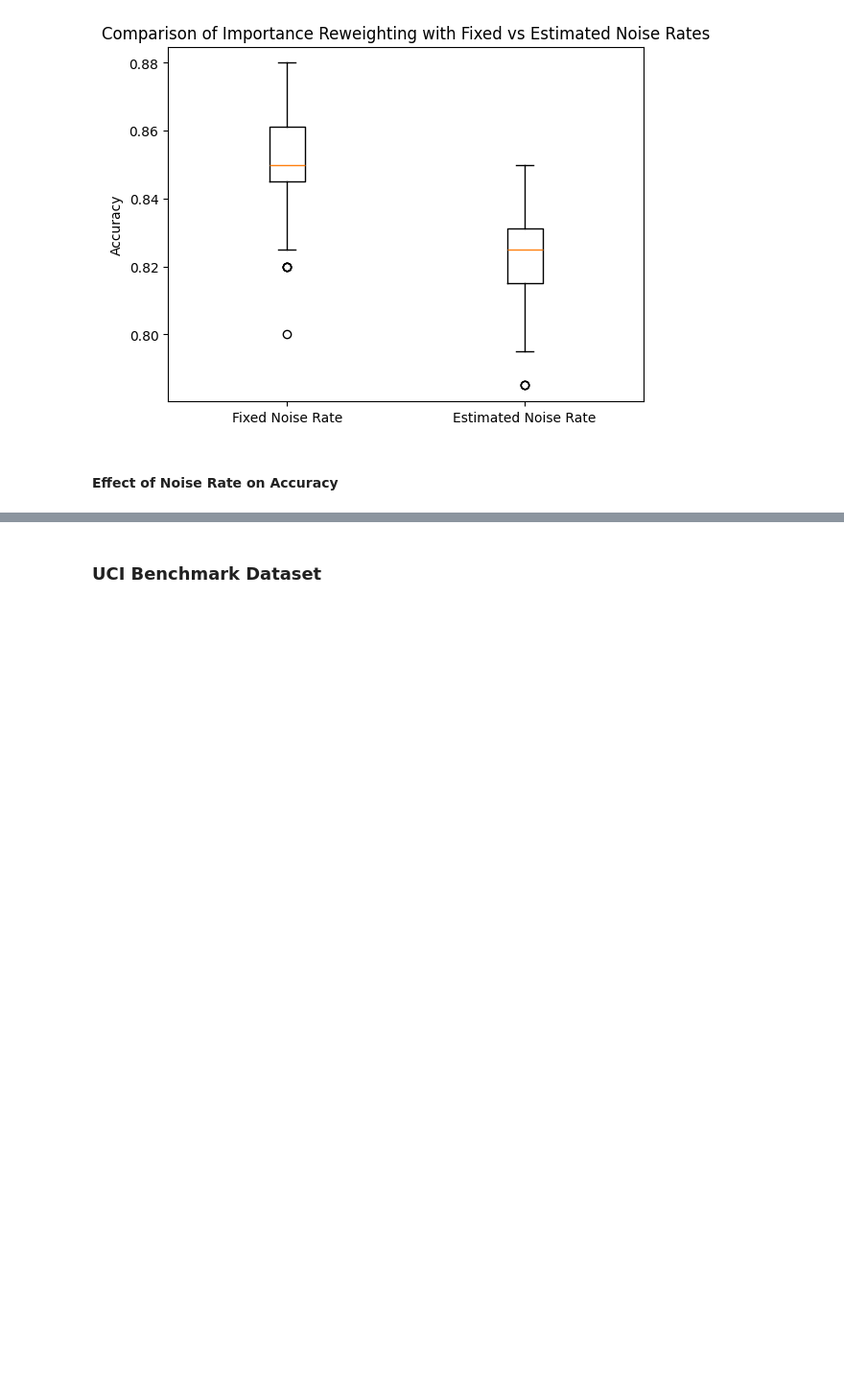
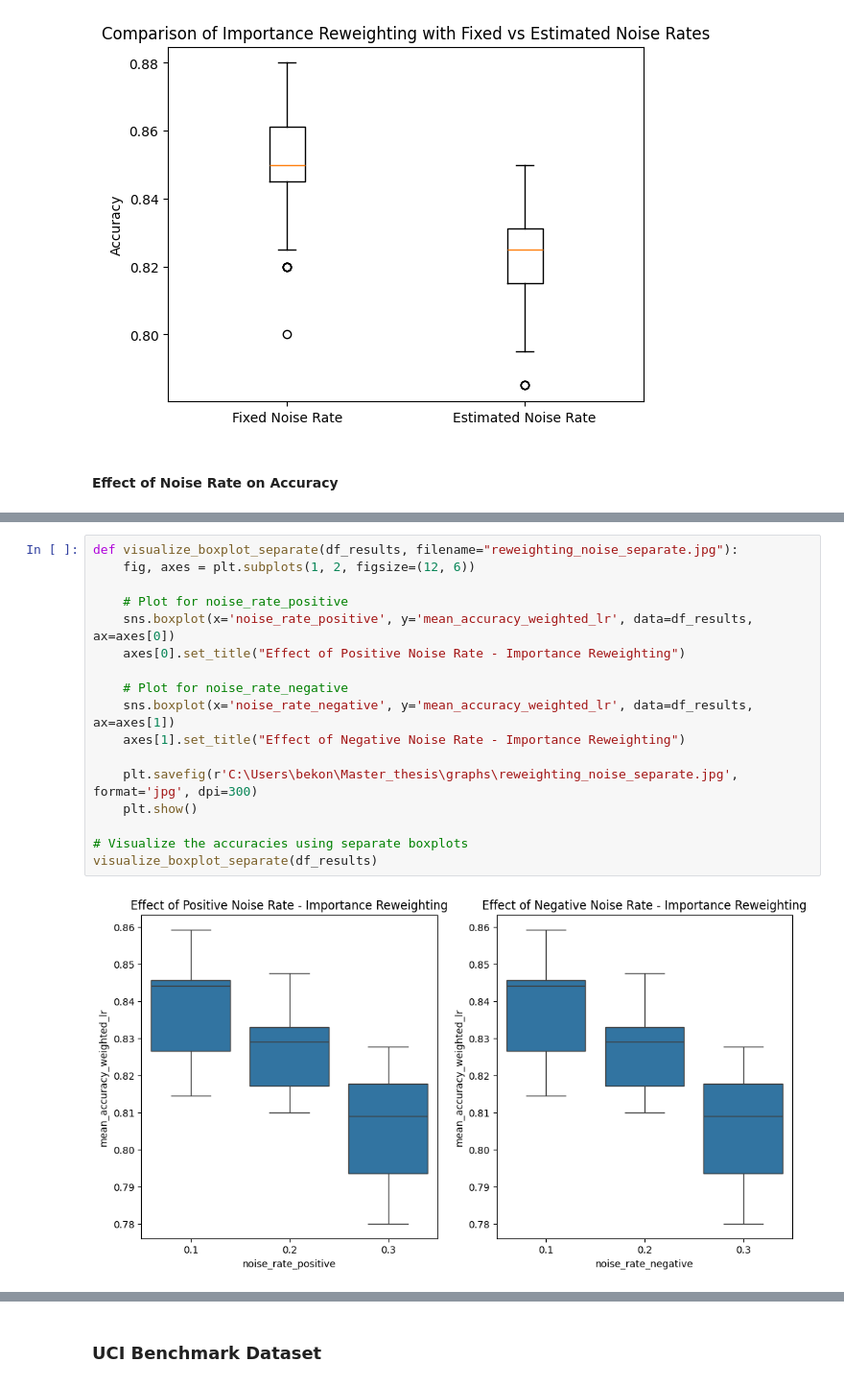
Before and after one commit to Bekona/Master_thesis, a Jupyter notebook: importance_reweighting.ipynb, the cells around one changed output, grey strips where cells are left out. Shown at 96% size. Cells and saved outputs as stored; diff of their text form; blank space fills up the shorter version.

```diff
--- a/importance_reweighting.ipynb
+++ b/importance_reweighting.ipynb
@@ -695,0 +706,19 @@ Running simulation for noise_rate=0.3, n_features=30, n_samples=3000
+# %%
+def visualize_boxplot_separate(df_results, filename="reweighting_noise_separate.jpg"):
+    fig, axes = plt.subplots(1, 2, figsize=(12, 6))
+
+    # Plot for noise_rate_positive
+    sns.boxplot(x='noise_rate_positive', y='mean_accuracy_weighted_lr', data=df_results, ax=axes[0])
+    axes[0].set_title("Effect of Positive Noise Rate - Importance Reweighting")
+
+    # Plot for noise_rate_negative
+    sns.boxplot(x='noise_rate_negative', y='mean_accuracy_weighted_lr', data=df_results, ax=axes[1])
+    axes[1].set_title("Effect of Negative Noise Rate - Importance Reweighting")
+
+    plt.savefig(r'C:\Users\bekon\Master_thesis\graphs\reweighting_noise_separate.jpg', format='jpg', dpi=300)
+    plt.show()
+
+# Visualize the accuracies using separate boxplots
+visualize_boxplot_separate(df_results)
+# %% [output]
+[figure, added]
```
Also changed, not shown: parts of 4 cells of this notebook, 3 other files.
